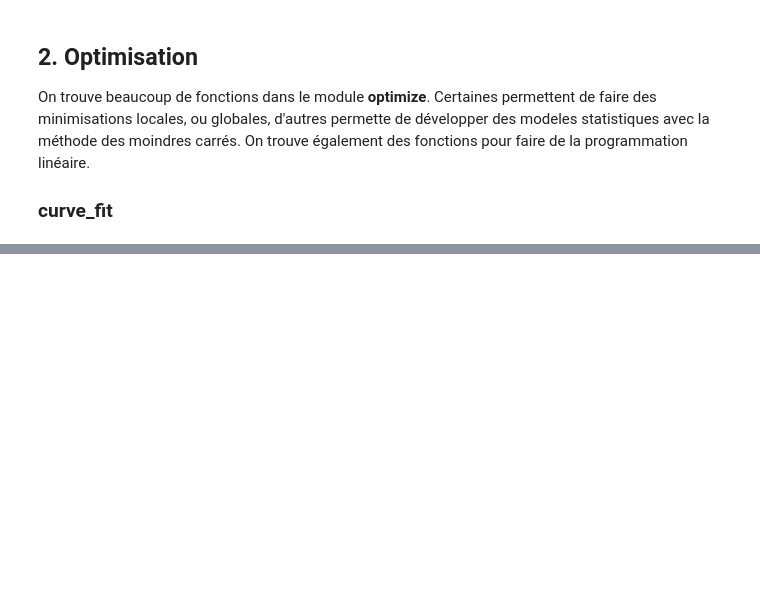
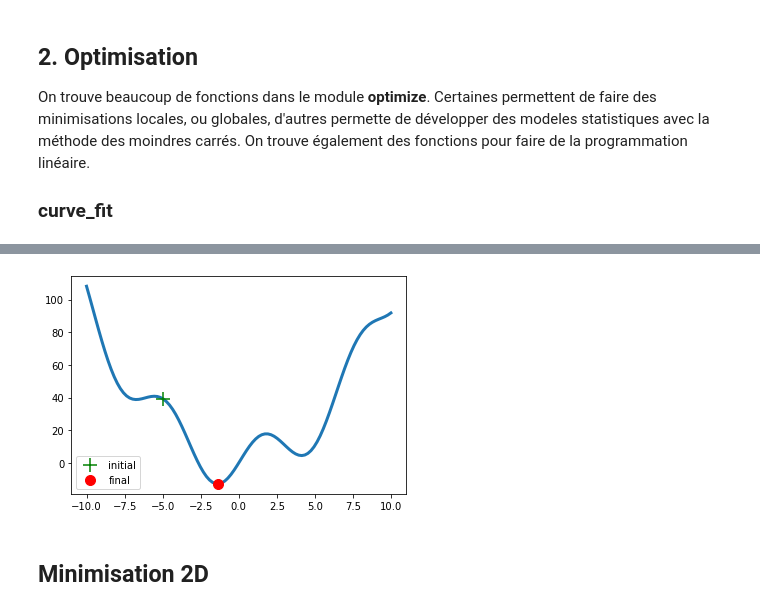
Before and after one commit to Centrale-IA/Formations-2022-2023, a Jupyter notebook: 03-DataViz/03-DataViz.ipynb, the cells around one changed output, grey strips where cells are left out. Saved outputs shown, nothing was run; the diff lists cells and outputs as text; code cells hidden in the pictures; blank space fills up the shorter version.

```diff
--- a/03-DataViz/03-DataViz.ipynb
+++ b/03-DataViz/03-DataViz.ipynb
@@ -447,0 +492,16 @@ On trouve beaucoup de fonctions dans le module **optimize**. Certaines permetten
+# %%
+# Définition d'un point x0 pour l'algorithme de minimisation
+x0=-5
+result = optimize.minimize(f, x0=x0).x # résultat de la minimisation
+# %%
+# Visualisation du résultat
+
+plt.plot(x, f(x), lw=3, zorder=-1) # Courbe de la fonction
+plt.scatter(x0, f(x0), s=200, marker='+', c='g', zorder=1, label='initial') # point initial
+plt.scatter(result, f(result), s=100, c='r', zorder=1, label='final') # point final
+plt.legend()
+plt.show()
+# %% [output]
+[figure, added]
+# %% [markdown]
+## Minimisation 2D
```
Also changed, not shown: parts of 49 cells of this notebook, 8 other files.
